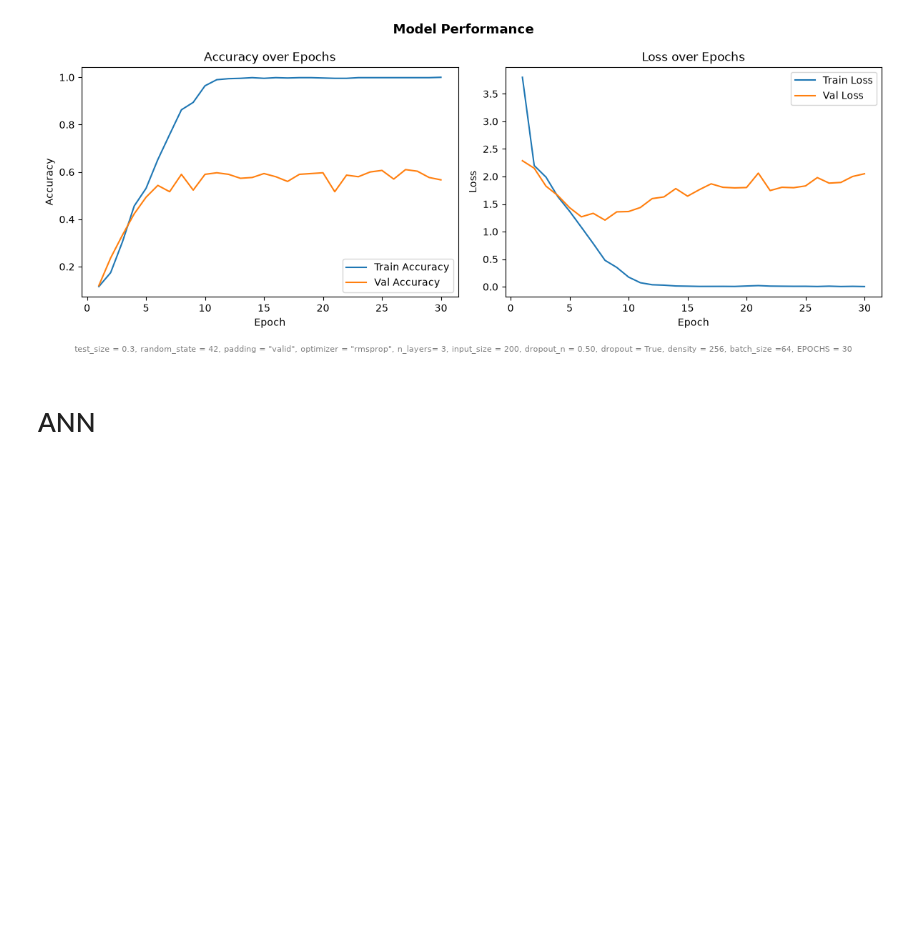
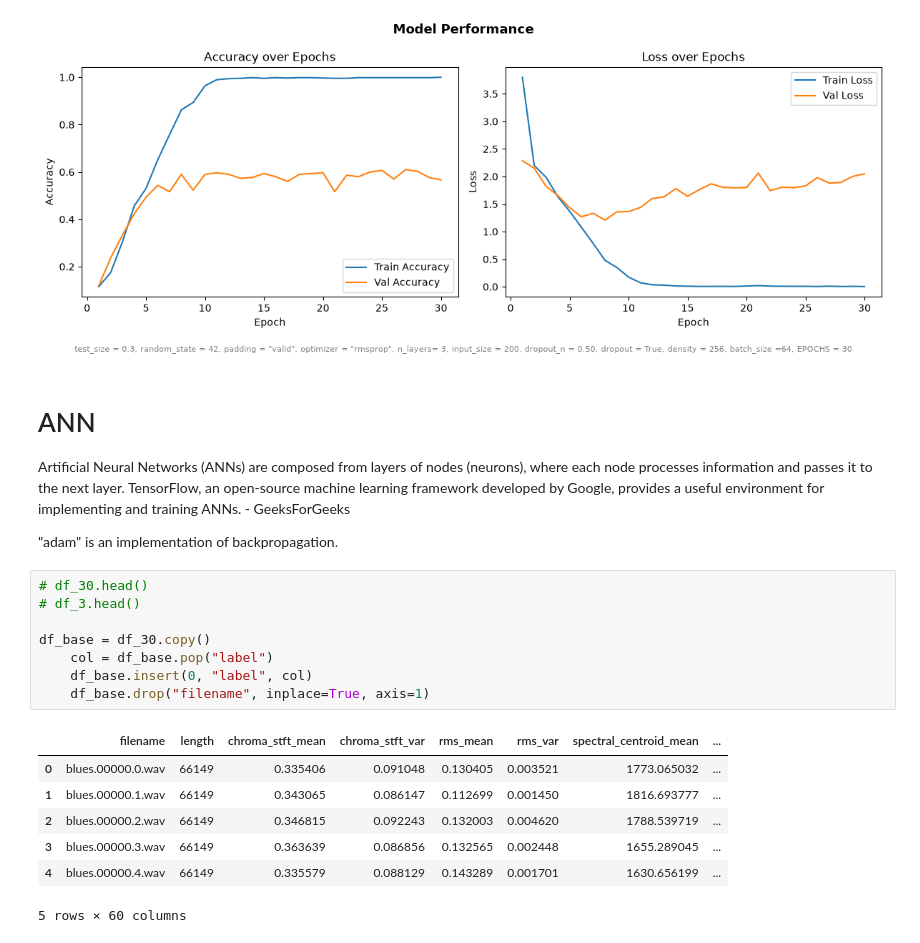
Before and after one commit to etiank/Jupyter-ML, a Jupyter notebook: main.ipynb, the cells around one changed output. Drawn from its saved outputs; the diff is of its cells as text; blank space fills up the shorter version.

```diff
--- a/main.ipynb
+++ b/main.ipynb
@@ -966,3 +966,22 @@ plt.show()
 [figure]
 # %% [markdown]
 # ANN
+Artificial Neural Networks (ANNs) are composed from layers of nodes (neurons), where each node processes information and passes it to the next layer. TensorFlow, an open-source machine learning framework developed by Google, provides a useful environment for implementing and training ANNs. - GeeksForGeeks
+
+"adam" is an implementation of backpropagation.
+# %%
+# df_30.head()
+# df_3.head()
+
+df_base = df_30.copy()
+    col = df_base.pop("label")
+    df_base.insert(0, "label", col)
+    df_base.drop("filename", inplace=True, axis=1)
+# %% [output]
+|  | filename | length | chroma_stft_mean | chroma_stft_var | rms_mean | rms_var | spectral_centroid_mean | ... |
+| 0 | blues.00000.0.wav | 66149 | 0.335406 | 0.091048 | 0.130405 | 0.003521 | 1773.065032 | ... |
+| 1 | blues.00000.1.wav | 66149 | 0.343065 | 0.086147 | 0.112699 | 0.001450 | 1816.693777 | ... |
+| 2 | blues.00000.2.wav | 66149 | 0.346815 | 0.092243 | 0.132003 | 0.004620 | 1788.539719 | ... |
+| 3 | blues.00000.3.wav | 66149 | 0.363639 | 0.086856 | 0.132565 | 0.002448 | 1655.289045 | ... |
+| 4 | blues.00000.4.wav | 66149 | 0.335579 | 0.088129 | 0.143289 | 0.001701 | 1630.656199 | ... |
+5 rows × 60 columns
```
